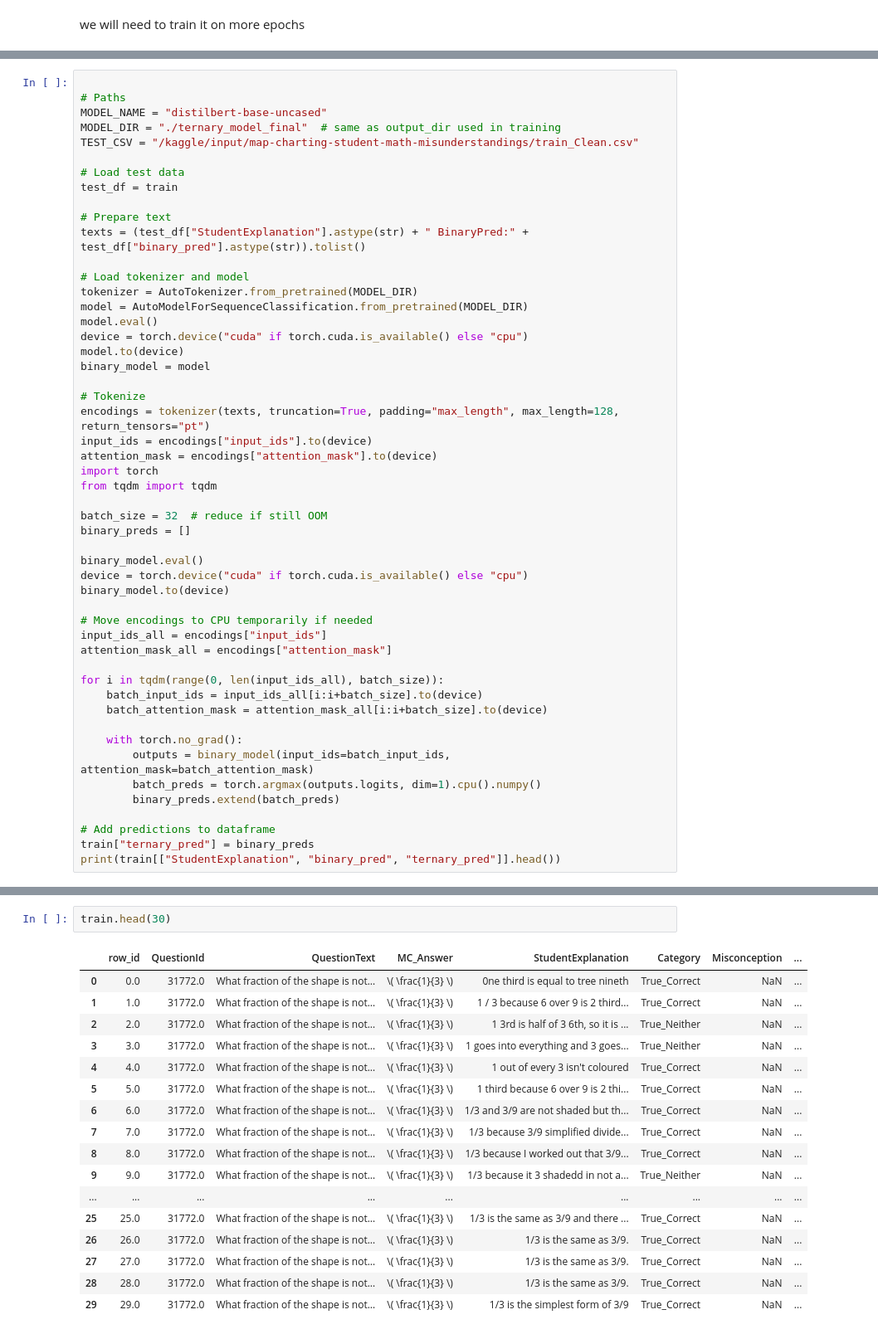
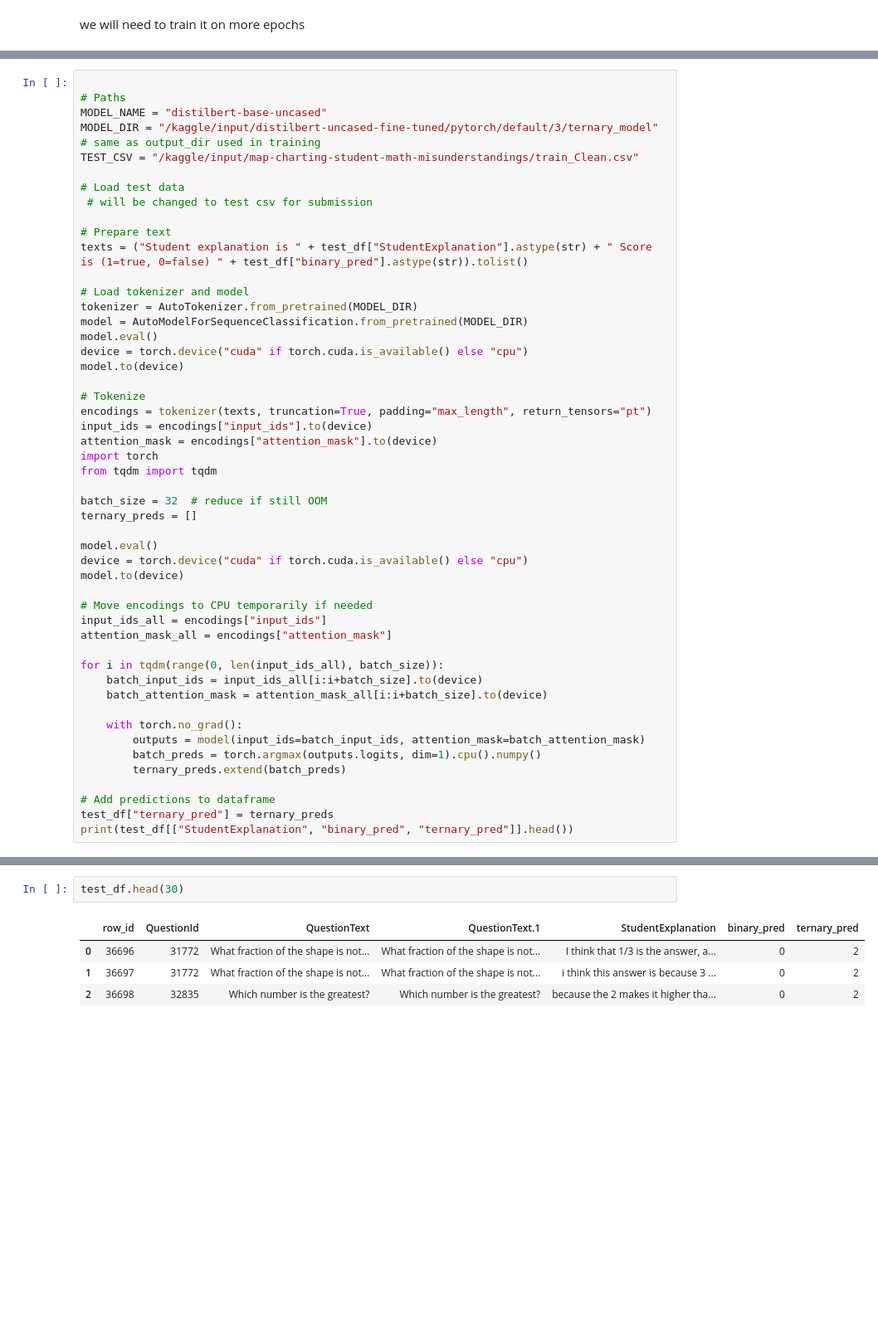
Before and after one commit to popodrago/natural-language-processing, a Jupyter notebook: map-charting-student-math.ipynb, the cells around one changed output, grey strips where cells are left out. Shown: that part at 83% size. Cells and saved outputs as stored; diff of their text form; blank space fills up the shorter version.

Commit message:
Kaggle Notebook | map-charting-student-math | Version 2

```diff
--- a/map-charting-student-math.ipynb
+++ b/map-charting-student-math.ipynb
@@ -518,14 +451,14 @@ tokenizer.save_pretrained("./ternary_model_final")
 
 # Paths
 MODEL_NAME = "distilbert-base-uncased"
-MODEL_DIR = "./ternary_model_final"  # same as output_dir used in training
+MODEL_DIR = "/kaggle/input/distilbert-uncased-fine-tuned/pytorch/default/3/ternary_model"  # same as output_dir used in training
 TEST_CSV = "/kaggle/input/map-charting-student-math-misunderstandings/train_Clean.csv"
 
 # Load test data
-test_df = train
+ # will be changed to test csv for submission
 
 # Prepare text
-texts = (test_df["StudentExplanation"].astype(str) + " BinaryPred:" + test_df["binary_pred"].astype(str)).tolist()
+texts = ("Student explanation is " + test_df["StudentExplanation"].astype(str) + " Score is (1=true, 0=false) " + test_df["binary_pred"].astype(str)).tolist()
 
 # Load tokenizer and model
 tokenizer = AutoTokenizer.from_pretrained(MODEL_DIR)
@@ -533,21 +466,20 @@ model = AutoModelForSequenceClassification.from_pretrained(MODEL_DIR)
 model.eval()
 device = torch.device("cuda" if torch.cuda.is_available() else "cpu")
 model.to(device)
-binary_model = model
 
 # Tokenize
-encodings = tokenizer(texts, truncation=True, padding="max_length", max_length=128, return_tensors="pt")
+encodings = tokenizer(texts, truncation=True, padding="max_length", return_tensors="pt")
 input_ids = encodings["input_ids"].to(device)
 attention_mask = encodings["attention_mask"].to(device)
 import torch
 from tqdm import tqdm
 
 batch_size = 32  # reduce if still OOM
-binary_preds = []
+ternary_preds = []
 
-binary_model.eval()
+model.eval()
 device = torch.device("cuda" if torch.cuda.is_available() else "cpu")
-binary_model.to(device)
+model.to(device)
 
 # Move encodings to CPU temporarily if needed
 input_ids_all = encodings["input_ids"]
@@ -558,12 +490,12 @@ for i in tqdm(range(0, len(input_ids_all), batch_size)):
     batch_attention_mask = attention_mask_all[i:i+batch_size].to(device)
 
     with torch.no_grad():
-        outputs = binary_model(input_ids=batch_input_ids, attention_mask=batch_attention_mask)
+        outputs = model(input_ids=batch_input_ids, attention_mask=batch_attention_mask)
         batch_preds = torch.argmax(outputs.logits, dim=1).cpu().numpy()
-        binary_preds.extend(batch_preds)
+        ternary_preds.extend(batch_preds)
 
 # Add predictions to dataframe
-train["ternary_pred"] = binary_preds
-print(train[["StudentExplanation", "binary_pred", "ternary_pred"]].head())
+test_df["ternary_pred"] = ternary_preds
+print(test_df[["StudentExplanation", "binary_pred", "ternary_pred"]].head())
 # %% [output]
                                   StudentExplanation  binary_pred  \
@@ -586,20 +510,7 @@ len(train[train["ternary_label"]==2])
 # %%
-train.head(30)
+test_df.head(30)
 # %% [output]
-|  | row_id | QuestionId | QuestionText | MC_Answer | StudentExplanation | Category | Misconception | ... |
-| 0 | 0.0 | 31772.0 | What fraction of the shape is not... | \( \frac{1}{3} \) | 0ne third is equal to tree nineth | True_Correct | NaN | ... |
-| 1 | 1.0 | 31772.0 | What fraction of the shape is not... | \( \frac{1}{3} \) | 1 / 3 because 6 over 9 is 2 third... | True_Correct | NaN | ... |
-| 2 | 2.0 | 31772.0 | What fraction of the shape is not... | \( \frac{1}{3} \) | 1 3rd is half of 3 6th, so it is ... | True_Neither | NaN | ... |
-| 3 | 3.0 | 31772.0 | What fraction of the shape is not... | \( \frac{1}{3} \) | 1 goes into everything and 3 goes... | True_Neither | NaN | ... |
-| 4 | 4.0 | 31772.0 | What fraction of the shape is not... | \( \frac{1}{3} \) | 1 out of every 3 isn't coloured | True_Correct | NaN | ... |
-| 5 | 5.0 | 31772.0 | What fraction of the shape is not... | \( \frac{1}{3} \) | 1 third because 6 over 9 is 2 thi... | True_Correct | NaN | ... |
-| 6 | 6.0 | 31772.0 | What fraction of the shape is not... | \( \frac{1}{3} \) | 1/3 and 3/9 are not shaded but th... | True_Correct | NaN | ... |
-| 7 | 7.0 | 31772.0 | What fraction of the shape is not... | \( \frac{1}{3} \) | 1/3 because 3/9 simplified divide... | True_Correct | NaN | ... |
-| 8 | 8.0 | 31772.0 | What fraction of the shape is not... | \( \frac{1}{3} \) | 1/3 because I worked out that 3/9... | True_Correct | NaN | ... |
-| 9 | 9.0 | 31772.0 | What fraction of the shape is not... | \( \frac{1}{3} \) | 1/3 because it 3 shadedd in not a... | True_Neither | NaN | ... |
-| ... | ... | ... | ... | ... | ... | ... | ... | ... |
-| 25 | 25.0 | 31772.0 | What fraction of the shape is not... | \( \frac{1}{3} \) | 1/3 is the same as 3/9 and there ... | True_Correct | NaN | ... |
-| 26 | 26.0 | 31772.0 | What fraction of the shape is not... | \( \frac{1}{3} \) | 1/3 is the same as 3/9. | True_Correct | NaN | ... |
-| 27 | 27.0 | 31772.0 | What fraction of the shape is not... | \( \frac{1}{3} \) | 1/3 is the same as 3/9. | True_Correct | NaN | ... |
-| 28 | 28.0 | 31772.0 | What fraction of the shape is not... | \( \frac{1}{3} \) | 1/3 is the same as 3/9. | True_Correct | NaN | ... |
-| 29 | 29.0 | 31772.0 | What fraction of the shape is not... | \( \frac{1}{3} \) | 1/3 is the simplest form of 3/9 | True_Correct | NaN | ... |
+|  | row_id | QuestionId | QuestionText | QuestionText.1 | StudentExplanation | binary_pred | ternary_pred |
+| 0 | 36696 | 31772 | What fraction of the shape is not... | What fraction of the shape is not... | I think that 1/3 is the answer, a... | 0 | 2 |
+| 1 | 36697 | 31772 | What fraction of the shape is not... | What fraction of the shape is not... | i think this answer is because 3 ... | 0 | 2 |
+| 2 | 36698 | 32835 | Which number is the greatest? | Which number is the greatest? | because the 2 makes it higher tha... | 0 | 2 |
```
Also changed, not shown: parts of 35 cells of this notebook.
